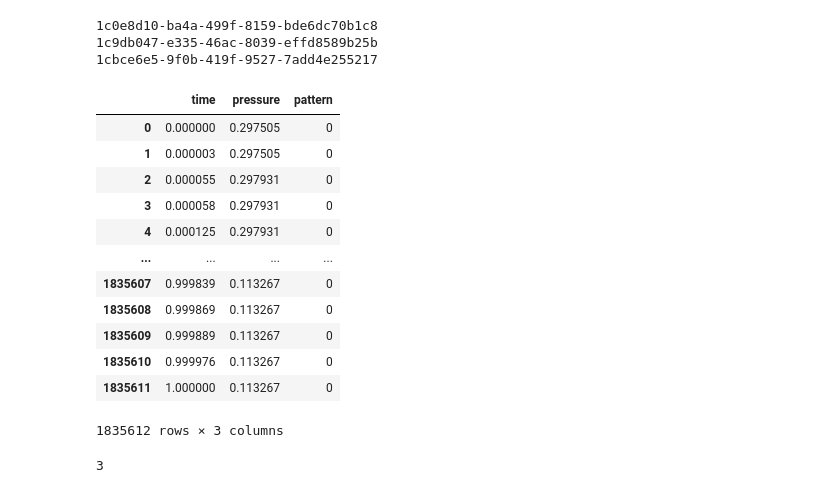
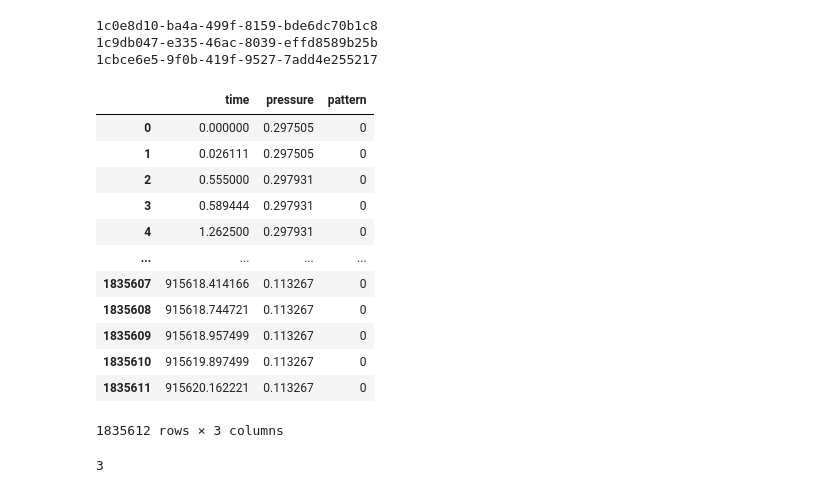
Before and after one commit to F1ameX/2025_Siam-ML-Hack, a Jupyter notebook: notebooks/feature_engineering.ipynb, the cells around one changed output. Drawn from its saved outputs; the diff is of its cells as text; code cells hidden in the pictures.

Commit message:
made continuous time

```diff
--- a/notebooks/feature_engineering.ipynb
+++ b/notebooks/feature_engineering.ipynb
@@ -12,7 +12,7 @@ os.chdir('C:/Users/shara/Projects/2025_Siam-ML-Hack')
 test_dfs = []
 test_scalers = []
 
-def add_feature(row):
+def add_feature(row, time_offset):
     base_path = "src/raw_data"
 
     file_name = row.iloc[0]
@@ -30,54 +30,61 @@ def add_feature(row):
     df = pd.read_csv(file_path, names=["time", "pressure"], header=None, sep="\t")
 
     scaler = MinMaxScaler()
-    df[['time', 'pressure']] = scaler.fit_transform(df[['time', 'pressure']])
+    df[['pressure']] = scaler.fit_transform(df[['pressure']])
+
+    df["time"] += time_offset
 
     df['pattern'] = 0
 
     for start, end in recovery_range:
-        norm_start, norm_end = scaler.transform([[start, df['pressure'].min()]])[0][0], scaler.transform([[end, df['pressure'].min()]])[0][0]
-        df.loc[(df['time'] >= norm_start) & (df['time'] <= norm_end), 'pattern'] = 1
+        df.loc[(df['time'] >= start + time_offset) & (df['time'] <= end + time_offset), 'pattern'] = 1
 
     for start, end in drop_range:
-        norm_start, norm_end = scaler.transform([[start, df['pressure'].min()]])[0][0], scaler.transform([[end, df['pressure'].min()]])[0][0]
-        df.loc[(df['time'] >= norm_start) & (df['time'] <= norm_end), 'pattern'] = 2
+        df.loc[(df['time'] >= start + time_offset) & (df['time'] <= end + time_offset), 'pattern'] = 2
+
 
     #count_nonzero = (df["pattern"] != 0).sum()
     #print(f"Количество строк с ненулевым значением: {count_nonzero}")
     #print(df)
     return df, scaler
 
 
 ground_truth = pd.read_csv('src/raw_data/ground_truth.csv')
-result_df, scaler = add_feature(ground_truth.iloc[0])
+result_df, scaler = add_feature(ground_truth.iloc[0], 0)
+
+last_time = result_df["time"].max()
+
+
 for i in range(1, ground_truth.shape[0]):
     row = ground_truth.iloc[i]
     if (os.path.exists("src/raw_data/test/" + row.iloc[0])):
         print(row.iloc[0])
-        test_df, test_scaler = add_feature(row)
+        test_df, test_scaler = add_feature(row, last_time)
         test_dfs.append(test_df)
         test_scalers.append(test_scaler)
     else:
-        changed_df, scaler = add_feature(row)
+        changed_df, scaler = add_feature(row, last_time)
         result_df = pd.concat([result_df, changed_df], ignore_index=True)
 
+    last_time = result_df["time"].max()
+
 result_df
 # %% [output]
 1c0e8d10-ba4a-499f-8159-bde6dc70b1c8
 1c9db047-e335-46ac-8039-effd8589b25b
 1cbce6e5-9f0b-419f-9527-7add4e255217
 |  | time | pressure | pattern |
 | 0 | 0.000000 | 0.297505 | 0 |
-| 1 | 0.000003 | 0.297505 | 0 |
-| 2 | 0.000055 | 0.297931 | 0 |
-| 3 | 0.000058 | 0.297931 | 0 |
-| 4 | 0.000125 | 0.297931 | 0 |
+| 1 | 0.026111 | 0.297505 | 0 |
+| 2 | 0.555000 | 0.297931 | 0 |
+| 3 | 0.589444 | 0.297931 | 0 |
+| 4 | 1.262500 | 0.297931 | 0 |
 | ... | ... | ... | ... |
-| 1835607 | 0.999839 | 0.113267 | 0 |
-| 1835608 | 0.999869 | 0.113267 | 0 |
-| 1835609 | 0.999889 | 0.113267 | 0 |
-| 1835610 | 0.999976 | 0.113267 | 0 |
-| 1835611 | 1.000000 | 0.113267 | 0 |
+| 1835607 | 915618.414166 | 0.113267 | 0 |
+| 1835608 | 915618.744721 | 0.113267 | 0 |
+| 1835609 | 915618.957499 | 0.113267 | 0 |
+| 1835610 | 915619.897499 | 0.113267 | 0 |
+| 1835611 | 915620.162221 | 0.113267 | 0 |
 1835612 rows × 3 columns
 # %%
 len(test_dfs)
```
